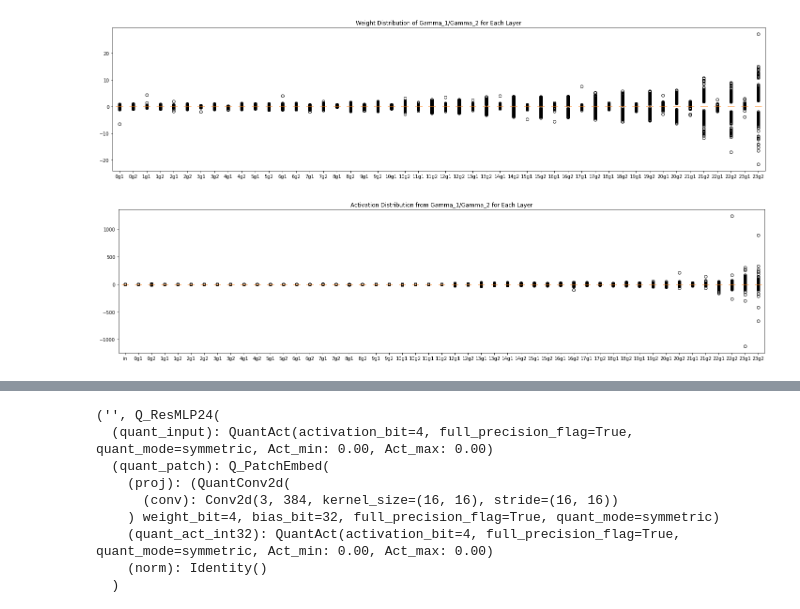
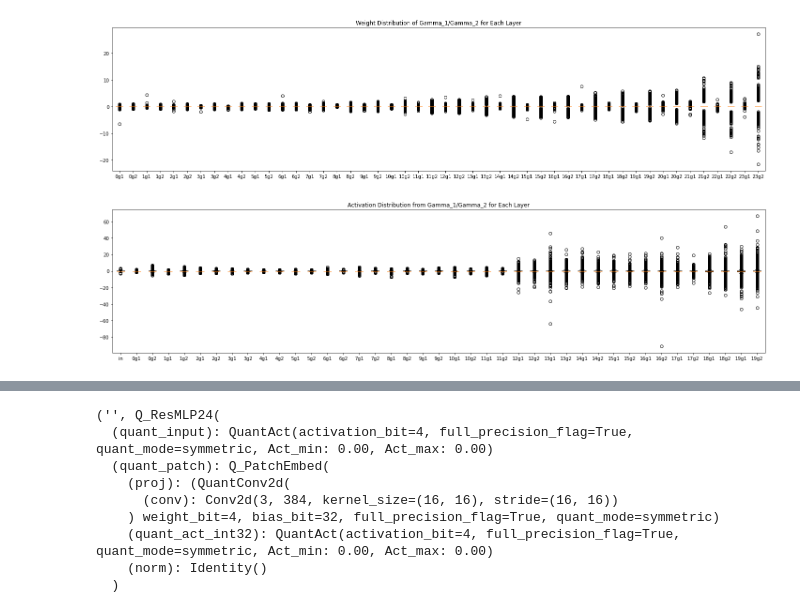
Before and after one commit to scott306lr/ResMLP_QAT, a Jupyter notebook: HAWQ/model.compare.ipynb, the cells around one changed output, grey strips where cells are left out. Drawn from its saved outputs; the diff is of its cells as text; code cells hidden in the pictures.

```diff
--- a/HAWQ/model.compare.ipynb
+++ b/HAWQ/model.compare.ipynb
@@ -74,19 +93,22 @@ output = qmodel(x)
 # %%
 plt.title('Activation Distribution from Gamma_1/Gamma_2 for Each Layer')
 plt.rcParams["figure.figsize"] = [20, 5]
 # plt.rcParams["figure.figsize"] = [5, 5]
 
 plt.rcParams["figure.autolayout"] = True
 
 data = []
 labels = []
-for name in list(activations):
+
+from_layers=0
+to_layers=20
+for name in list(activations)[from_layers*2 : to_layers*2+1]:
   labels.append(name)
   # print(activations[name].shape)
   data.append(activations[name][0].flatten())
 
 # Creating plot
 bp = plt.boxplot(data, labels=labels)
 plt.show()
 # %% [output]
-[figure, old version]
+[figure, new version]
```
Also changed, not shown: parts of 3 cells of this notebook.
